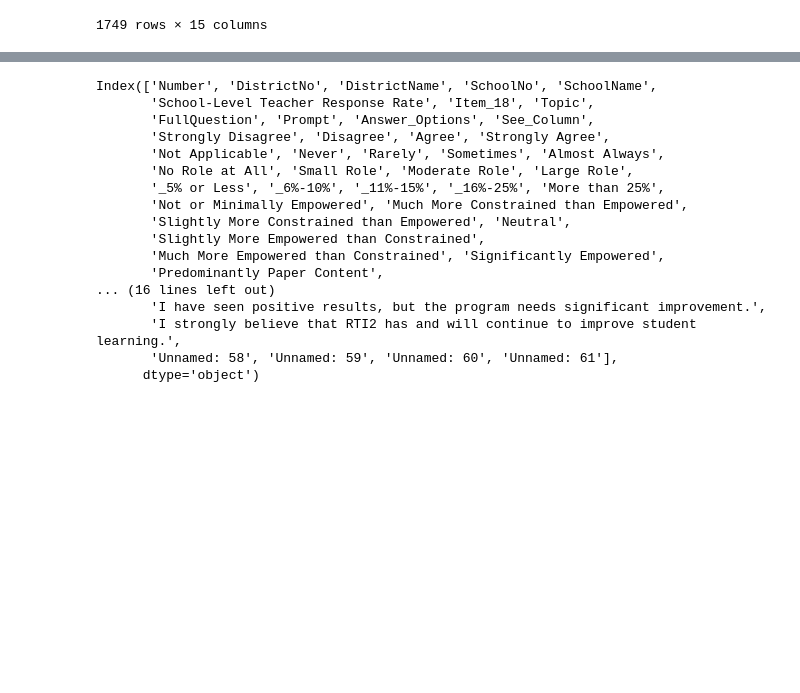
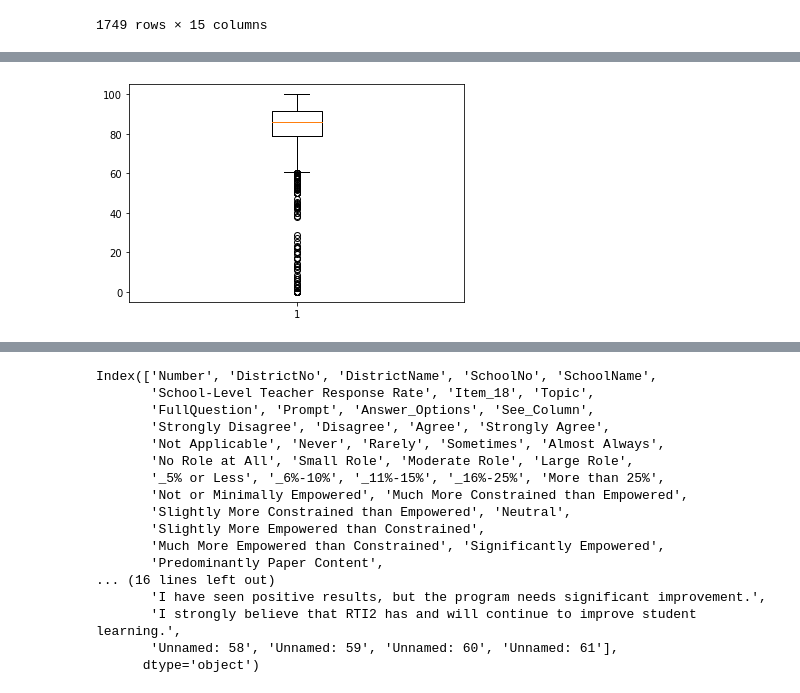
Before and after one commit to yvonnemartinez716/teacher_satisfaction_vs_student-performance, a Jupyter notebook: Notebooks/Student Performance and Teacher Satisfaction.ipynb, the cells around one changed output, grey strips where cells are left out. Saved outputs shown, nothing was run; the diff lists cells and outputs as text; code cells hidden in the pictures; blank space fills up the shorter version.

```diff
--- a/Notebooks/Student Performance and Teacher Satisfaction.ipynb
+++ b/Notebooks/Student Performance and Teacher Satisfaction.ipynb
@@ -68,0 +120,4 @@ post_sec = dfpostsec_enrollment.iloc[: , [3, 5, 6,7, 8, 9]].copy()
+# %%
+plt.boxplot(dfteacher_retention['percent_retained'].dropna());
+# %% [output]
+[figure, added]
```
Also changed, not shown: parts of 29 cells of this notebook.
